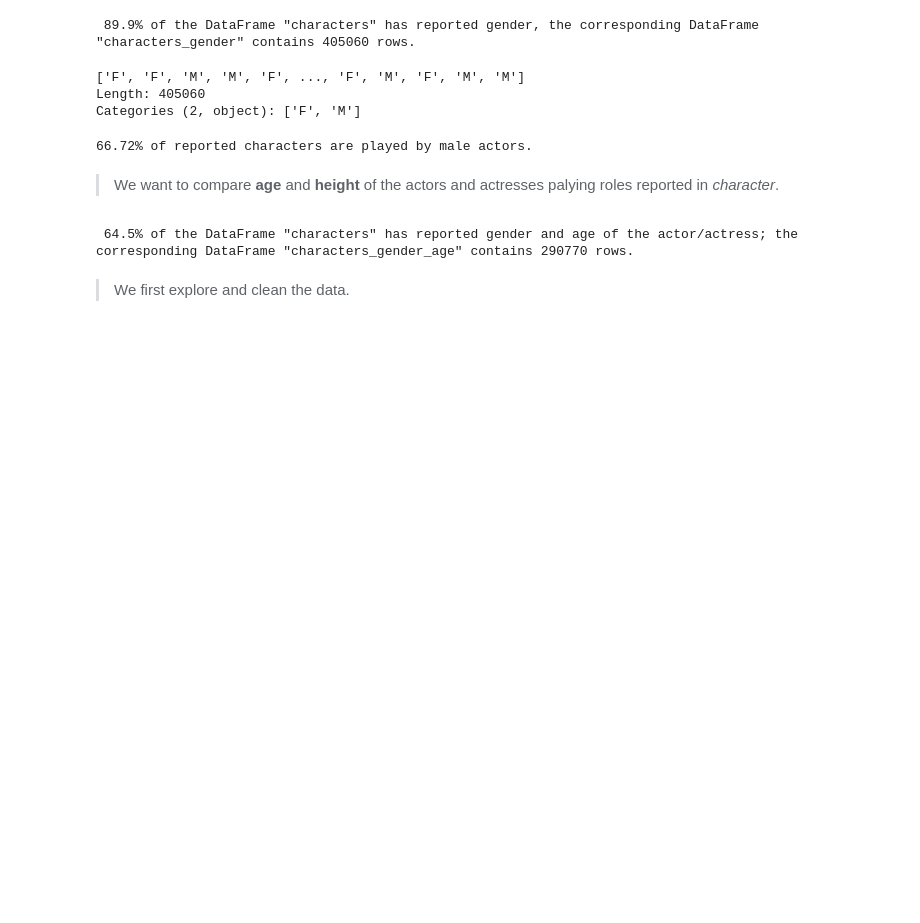
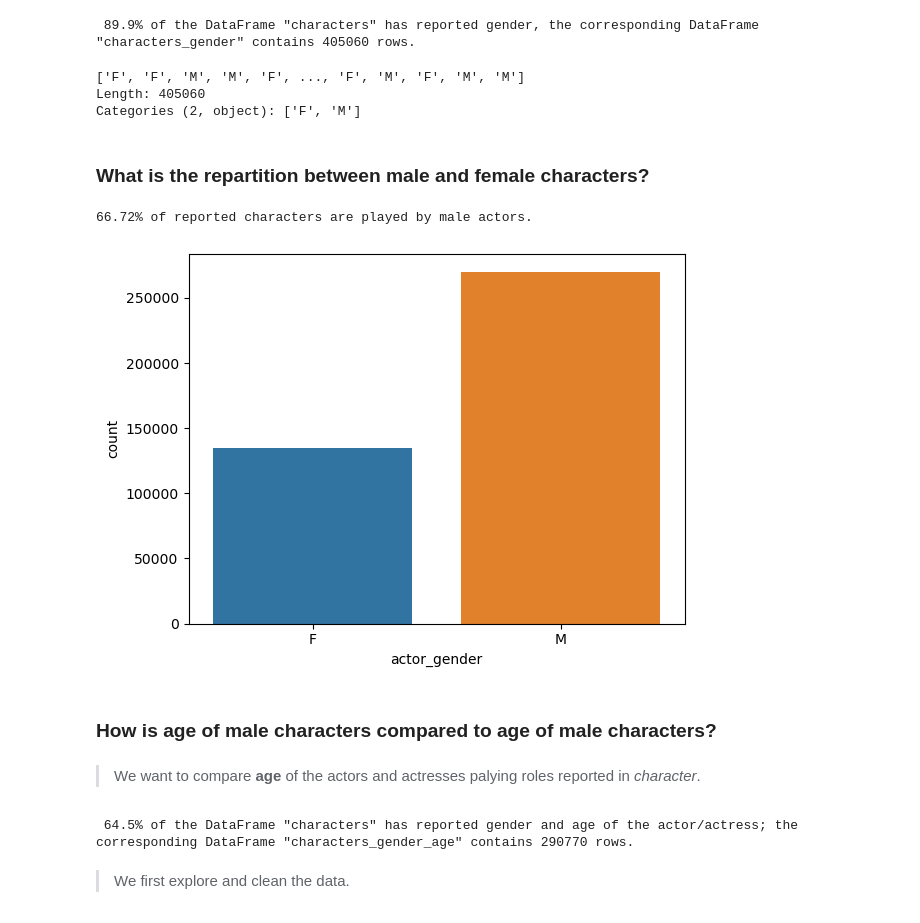
Before and after one commit to epfl-ada/ada-2022-project-armada, a Jupyter notebook: Marjo.ipynb, the cells around one changed output. Drawn from its saved outputs; the diff is of its cells as text; code cells hidden in the pictures; blank space fills up the shorter version.

```diff
--- a/Marjo.ipynb
+++ b/Marjo.ipynb
@@ -77,16 +53,24 @@ pd.Categorical(characters_gender.actor_gender)
 ['F', 'F', 'M', 'M', 'F', ..., 'F', 'M', 'F', 'M', 'M']
 Length: 405060
 Categories (2, object): ['F', 'M']
+# %% [markdown]
+### What is the repartition between male and female characters?
 # %%
-#What is the repartition between male and female?
 #Create two DataFrame for characters played by female/male
 characters_female = characters_gender[characters_gender['actor_gender']== 'F']
 characters_male = characters_gender[characters_gender['actor_gender']== 'M']
+
+#Plot the repartition
+sns.countplot(x = characters_gender['actor_gender'])
+
 print("{:.2%} of reported characters are played by male actors.".format(len(characters_male)/len(characters_gender)))
 # %% [output]
 66.72% of reported characters are played by male actors.
+[figure, added]
+# %% [markdown]
+### How is age of male characters compared to age of male characters?
 # %% [markdown]
-> We want to compare **age** and **height** of the actors and actresses palying roles reported in *character*.
+> We want to compare **age** of the actors and actresses palying roles reported in *character*.
 # %%
 #Clear out characters_gender where age is not reported (characters_gender_age)
 characters_gender_age = characters_gender[characters_gender["actor_age_movie"].notnull()]
```
Also changed, not shown: parts of 15 cells of this notebook.
